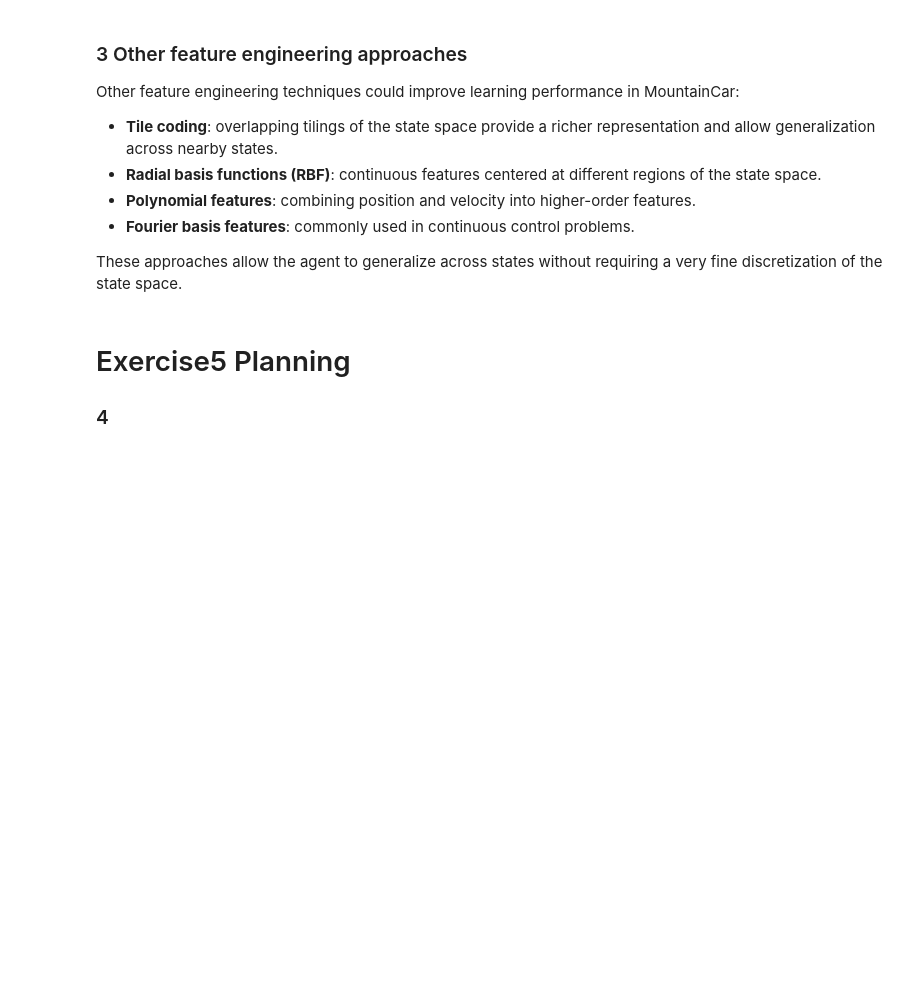
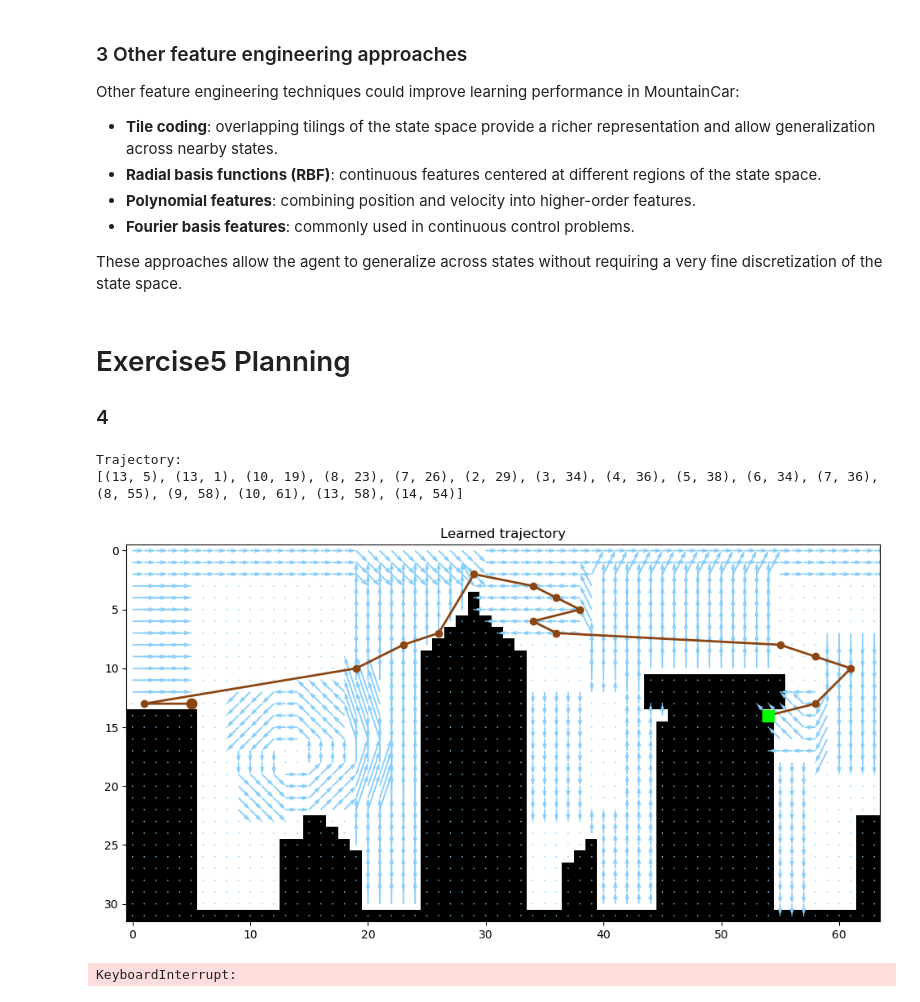
Before and after one commit to oddinho/Reinforcement-Learning-, a Jupyter notebook: MA4_final.ipynb, the cells around one changed output. Saved outputs shown, nothing was run; the diff lists cells and outputs as text; code cells hidden in the pictures; blank space fills up the shorter version.

```diff
--- a/MA4_final.ipynb
+++ b/MA4_final.ipynb
@@ -407,23 +407,42 @@ def rollout_policy(policy, model, start_state, goal_state, max_steps=200):
 
 
 # Plot trajectory
+
 def plot_trajectory(trajectory, start_state, goal_state):
-    skyline = np.loadtxt("skyscraper/envs/skyline.txt", dtype=int)
-    xs = [s[1] for s in trajectory]   # column
-    ys = [s[0] for s in trajectory]   # row
+    skyline = np.genfromtxt("skyscraper/envs/skyline.txt")
+    horizontal_wind = np.genfromtxt("skyscraper/envs/horizontal_wind.txt")
+    vertical_wind = np.genfromtxt("skyscraper/envs/vertical_wind.txt")
+    rows, cols = skyline.shape
+    X, Y = np.meshgrid(np.arange(cols), np.arange(rows))
 
-    plt.figure(figsize=(10, 5))
-    plt.plot(xs, ys, marker="o")
-    plt.scatter([start_state[1]], [start_state[0]], s=100, marker="o", label="start")
-    plt.scatter([goal_state[1]], [goal_state[0]], s=100, marker="s", label="goal")
-    plt.gca().invert_yaxis()
-    plt.xlabel("column")
-    plt.ylabel("row")
-    plt.title("Learned trajectory with Dyna-Q")
-    plt.legend()
-    plt.grid(True)
-    plt.imshow(skyline, cmap="gray", origin="upper", alpha=0.5)
+    xs = [s[1] for s in trajectory]
+    ys = [s[0] for s in trajectory]
+
+    plt.figure(figsize=(14, 6))
+
+    # buildings
+    plt.imshow(skyline, cmap="gray", origin="upper")
+
+    # winds
+    plt.quiver(
+        X, Y,
+        horizontal_wind, vertical_wind,
+        color="lightskyblue",
+        angles="xy",
+        scale_units="xy",
+        scale=1,
+        width=0.002
+    )
+    # trajectory
+    plt.plot(xs, ys, color="saddlebrown", marker="o", linewidth=2)
+
+    plt.scatter(start_state[1], start_state[0], color="saddlebrown", s=80, zorder=3)
+    plt.scatter(goal_state[1], goal_state[0], color="lime", marker="s", s=100, zorder=3)
+    plt.xlim(-0.5, cols - 0.5)
+    plt.ylim(rows - 0.5, -0.5)
+    plt.title("Learned trajectory")
     plt.show()
+
 
 # Compare different numbers of planning steps
 def evaluate_planning_steps(
@@ -464,8 +483,6 @@ def evaluate_planning_steps(
         }
 
     return results
-
-
 
 path = "powered_flight.txt"
 
@@ -498,30 +515,35 @@ Q = dyna_q_from_model(
     episodes=main_training_episodes,
 )
 
 policy = greedy_policy(Q, model, actions)
 trajectory = rollout_policy(policy, model, start_state, goal_state)
 
 print("Trajectory:")
 print(trajectory)
 
 plot_trajectory(trajectory, start_state, goal_state)
 
 # Compare planning steps
 results = evaluate_planning_steps(
     model=model,
     observed_sa=observed_sa,
     actions=actions,
     start_state=start_state,
     goal_state=goal_state,
     planning_values=comparison_planning_values,
     runs=comparison_runs,
     episodes=comparison_episodes,
 )
 
 print("\nComparison across planning steps:")
 for p, stats in results.items():
     print(
         f"planning_steps={p}: "
         f"mean length={stats['mean_trajectory_length']:.2f}, "
         f"std={stats['std_trajectory_length']:.2f}"
     )
+# %% [output]
+Trajectory:
+[(13, 5), (13, 1), (10, 19), (8, 23), (7, 26), (2, 29), (3, 34), (4, 36), (5, 38), (6, 34), (7, 36), (8, 55), (9, 58), (10, 61), (13, 58), (14, 54)]
+[figure, added]
+KeyboardInterrupt:
```
